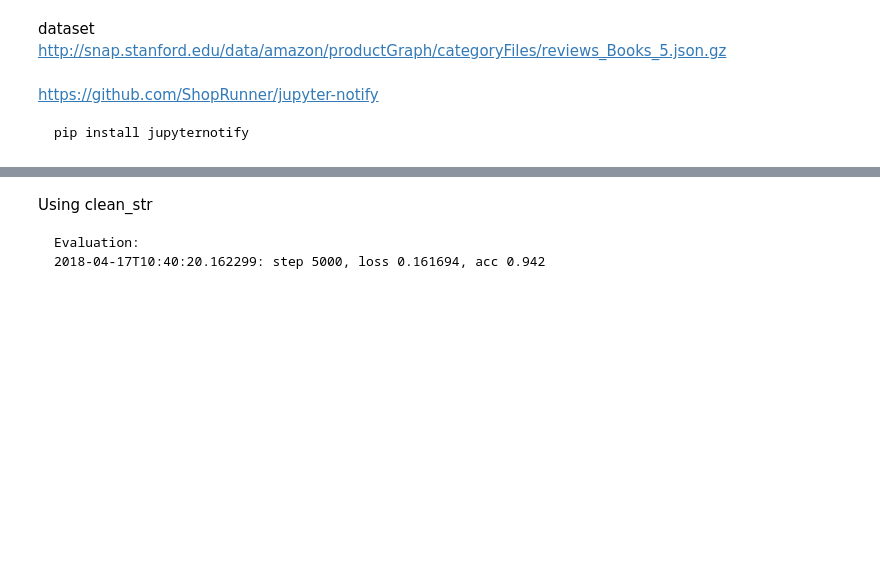
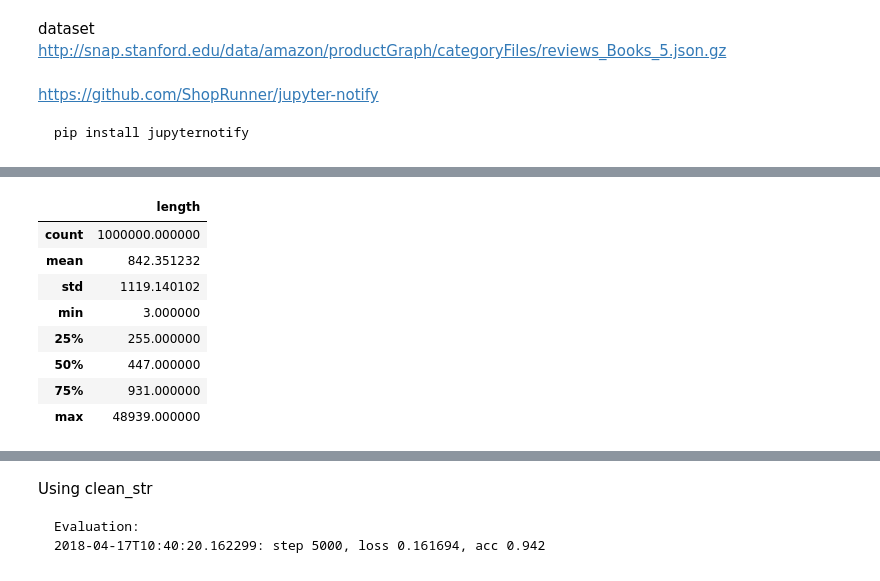
Before and after one commit to Tdual/char_level_cnn, a Jupyter notebook: char_level_cnn.ipynb, the cells around one changed output, grey strips where cells are left out. Drawn from its saved outputs; the diff is of its cells as text; code cells hidden in the pictures; blank space fills up the shorter version.

```diff
--- a/char_level_cnn.ipynb
+++ b/char_level_cnn.ipynb
@@ -161,0 +176,12 @@ x_text[0]
+# %%
+df.describe()
+# %% [output]
+|  | length |
+| count | 1000000.000000 |
+| mean | 842.351232 |
+| std | 1119.140102 |
+| min | 3.000000 |
+| 25% | 255.000000 |
+| 50% | 447.000000 |
+| 75% | 931.000000 |
+| max | 48939.000000 |
```
Also changed, not shown: parts of 22 cells of this notebook, 1 other file.
